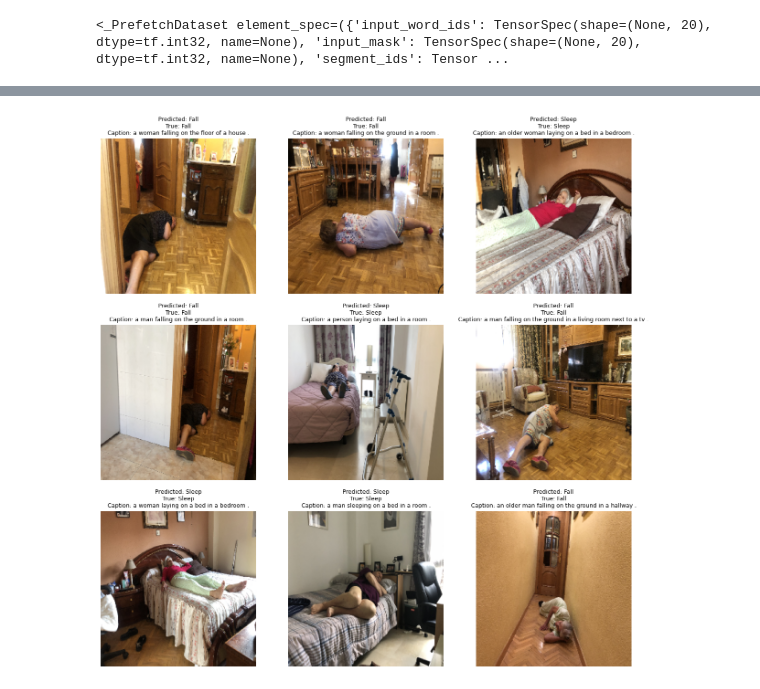
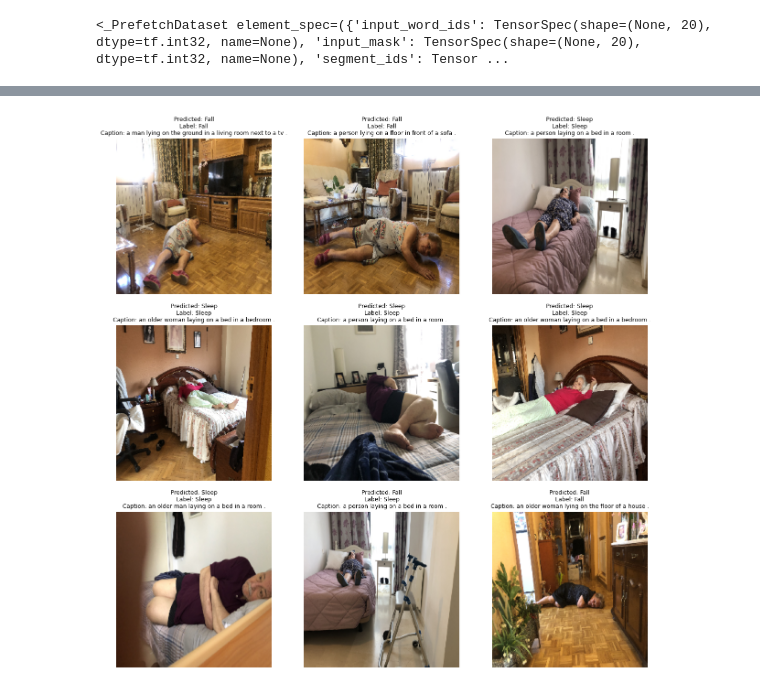
Before and after one commit to qkrwoghd04/binary_classification_using_BERT-ViT, a Jupyter notebook: code/Image&Text_late_fusion.ipynb, the cells around one changed output, grey strips where cells are left out. Cells and saved outputs as stored; diff of their text form; code cells hidden in the pictures.

Commit message:
TEST_ACCURACY = 0.92

```diff
--- a/code/Image&Text_late_fusion.ipynb
+++ b/code/Image&Text_late_fusion.ipynb
@@ -39,8 +50,8 @@ import bert
 # %% [output]
 Colab only includes TensorFlow 2.x; %tensorflow_version has no effect.
 # %%
-train_csv_path = r"/content/drive/MyDrive/image_dataset/processed/train_captions.csv"
-test_csv_path = r"/content/drive/MyDrive/image_dataset/processed/test_captions.csv"
+train_csv_path = r"/content/drive/MyDrive/image_dataset/processed/train_captions2.csv"
+test_csv_path = r"/content/drive/MyDrive/image_dataset/processed/test_captions2.csv"
 train_image_path = r'/content/drive/MyDrive/image_dataset/processed/train'
 test_image_path = r'/content/drive/MyDrive/image_dataset_splited/test'
 
@@ -238,9 +249,9 @@ def create_fusion_model(num_classes):
     classifier = layers.Dense(num_classes, activation='softmax', name='classifier')(x)
 
     # 멀티모달 모델 생성
-    model = Model(inputs=[text_input_ids, text_input_mask, text_segment_ids, image_input], outputs=classifier)
+    FUSION_MODEL = Model(inputs=[text_input_ids, text_input_mask, text_segment_ids, image_input], outputs=classifier)
 
-    return model
+    return FUSION_MODEL
 # %%
 fusion_model = create_fusion_model(num_classes=2)
 
@@ -280,7 +292,7 @@ reduce_lr = callbacks.ReduceLROnPlateau(
 # %%
 history = fusion_model.fit(
     train_dataset,  # 학습 데이터
-    epochs=5,  # 전체 데이터셋에 대해 학습할 반복 횟수
+    epochs=10,  # 전체 데이터셋에 대해 학습할 반복 횟수
     callbacks=[reduce_lr]  # 학습률 조정을 위한 ReduceLROnPlateau 콜백
 )
 # %% [output]
@@ -337,7 +352,7 @@ def predict_and_visualize(model, dataset, class_names, tokenizer, batch_size=32)
             true_index = np.argmax(labels[i])
             tokens = text_batch[i].numpy()
             caption = tokens_to_text(tokenizer, tokens)
-            plt.title(f"Predicted: {class_names[predictions[i]]}\nTrue: {class_names[true_index]}\nCaption: {caption}")
+            plt.title(f"Predicted: {class_names[predictions[i]]}\nLabel: {class_names[true_index]}\nCaption: {caption}", fontsize=9)
             plt.axis("off")
         plt.show()
 # %%
@@ -345,5 +360,5 @@ def predict_and_visualize(model, dataset, class_names, tokenizer, batch_size=32)
 class_names = ['Fall', 'Sleep']
 
 # 예측 및 시각화 실행
-predict_and_visualize(fusion_model, test_dataset, class_names)
+predict_and_visualize(fusion_model, test_dataset, class_names, tokenizer)
 # %% [output]
@@ -351 +366 @@ predict_and_visualize(fusion_model, test_dataset, class_names)
-[figure, old version]
+[figure, new version]
```
Also changed, not shown: parts of 7 cells of this notebook.
